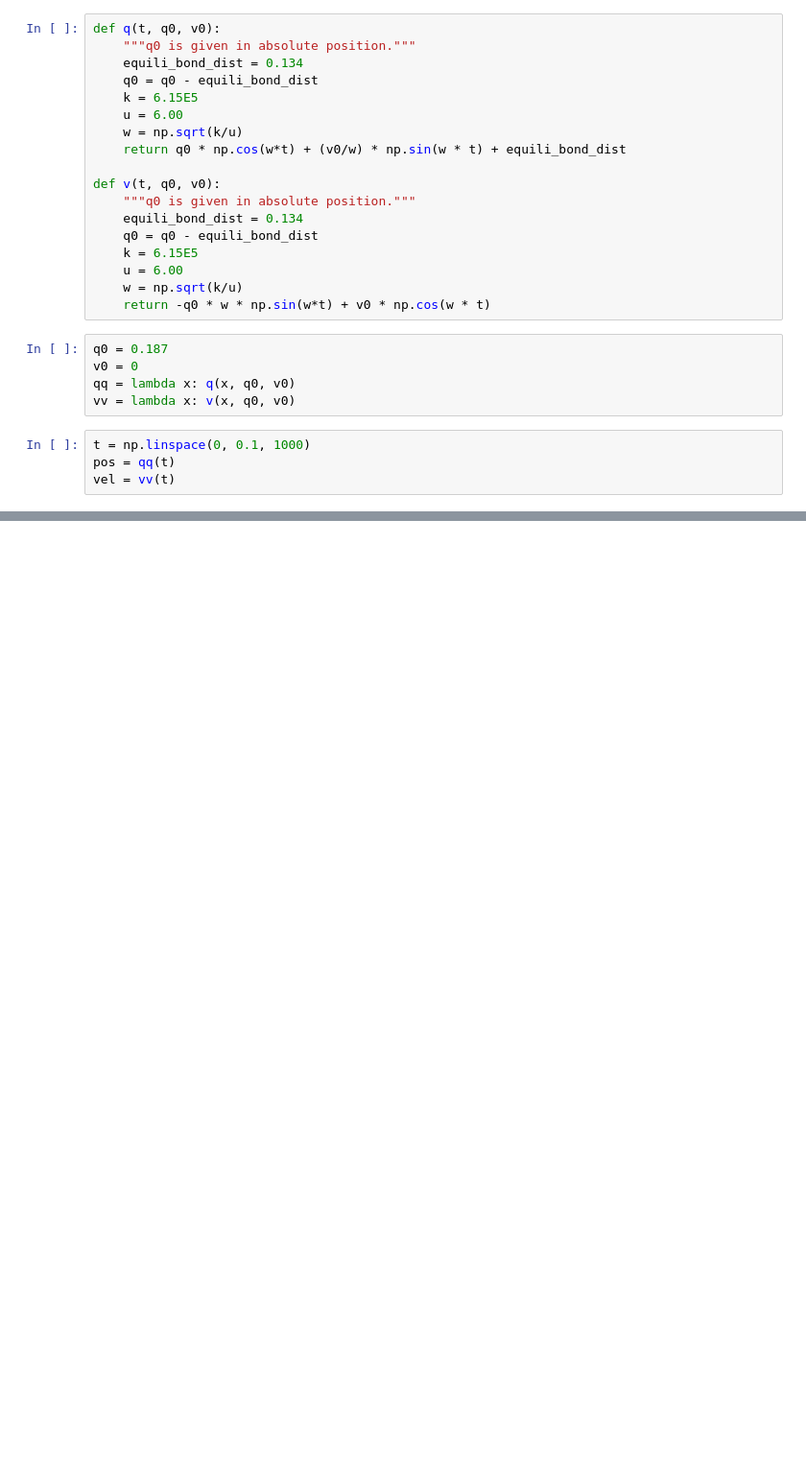
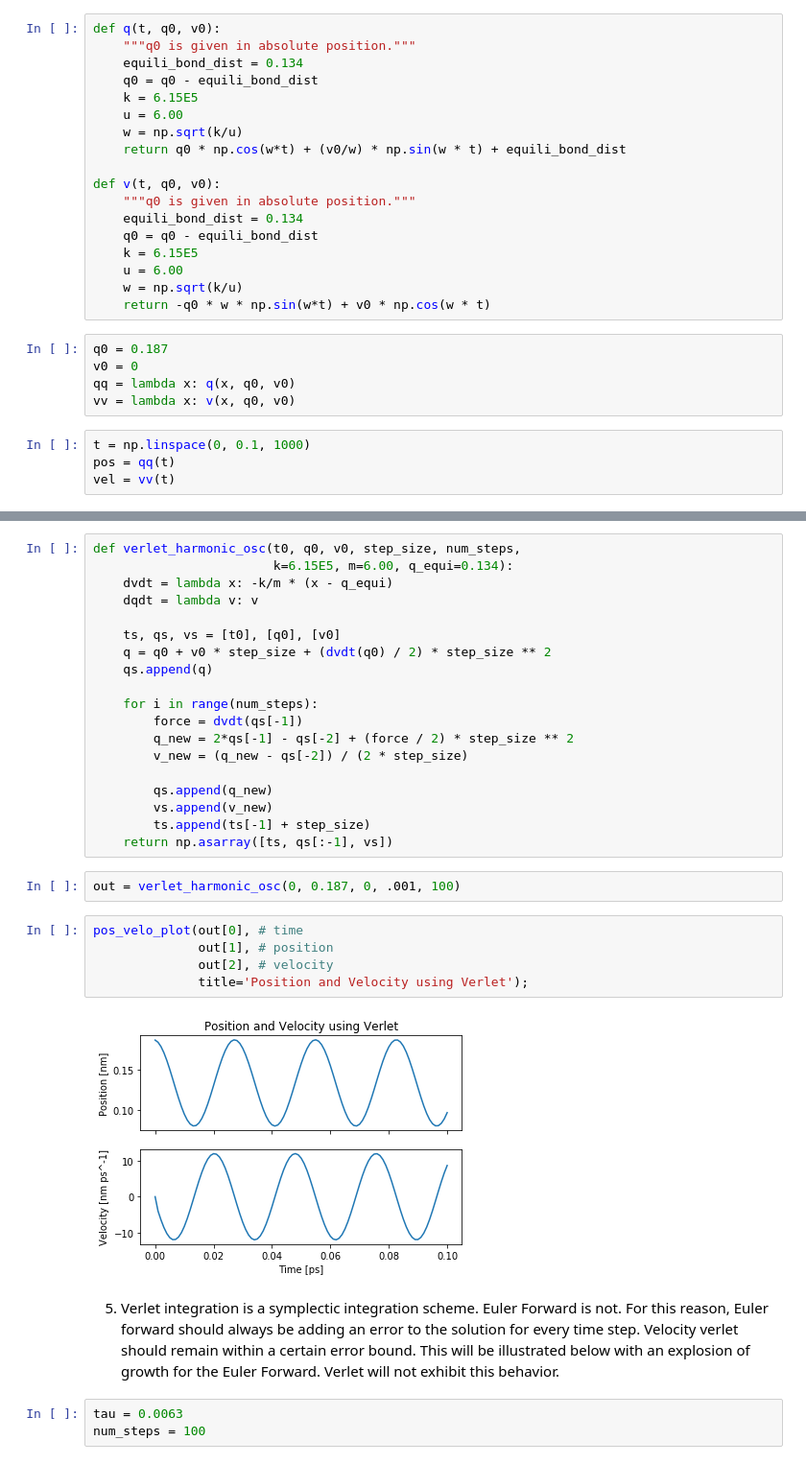
Before and after one commit to laifi/molecular-dynamics, a Jupyter notebook: e03/e03.ipynb, the cells around one changed output, grey strips where cells are left out. Shown at 96% size. Drawn from its saved outputs; the diff is of its cells as text; blank space fills up the shorter version.

```diff
--- a/e03/e03.ipynb
+++ b/e03/e03.ipynb
@@ -218,0 +285,33 @@ However, to answer the question... The point is we must choose a timestep which
+# %%
+def verlet_harmonic_osc(t0, q0, v0, step_size, num_steps,
+                        k=6.15E5, m=6.00, q_equi=0.134):
+    dvdt = lambda x: -k/m * (x - q_equi)
+    dqdt = lambda v: v
+
+    ts, qs, vs = [t0], [q0], [v0]
+    q = q0 + v0 * step_size + (dvdt(q0) / 2) * step_size ** 2
+    qs.append(q)
+
+    for i in range(num_steps):
+        force = dvdt(qs[-1])
+        q_new = 2*qs[-1] - qs[-2] + (force / 2) * step_size ** 2
+        v_new = (q_new - qs[-2]) / (2 * step_size)
+
+        qs.append(q_new)
+        vs.append(v_new)
+        ts.append(ts[-1] + step_size)
+    return np.asarray([ts, qs[:-1], vs])
+# %%
+out = verlet_harmonic_osc(0, 0.187, 0, .001, 100)
+# %%
+pos_velo_plot(out[0], # time
+              out[1], # position
+              out[2], # velocity
+              title='Position and Velocity using Verlet');
+# %% [output]
+[figure, added]
+# %% [markdown]
+5. Verlet integration is a symplectic integration scheme. Euler Forward is not. For this reason, Euler forward should always be adding an error to the solution for every time step. Velocity verlet should remain within a certain error bound. This will be illustrated below with an explosion of growth for the Euler Forward. Verlet will not exhibit this behavior.
+# %%
+tau = 0.0063
+num_steps = 100
```
Also changed, not shown: parts of 19 cells of this notebook.
